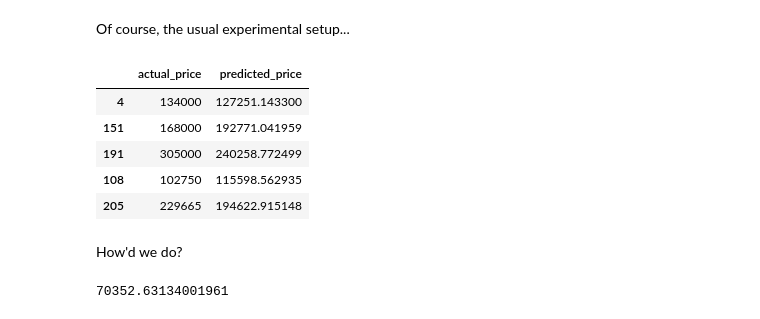
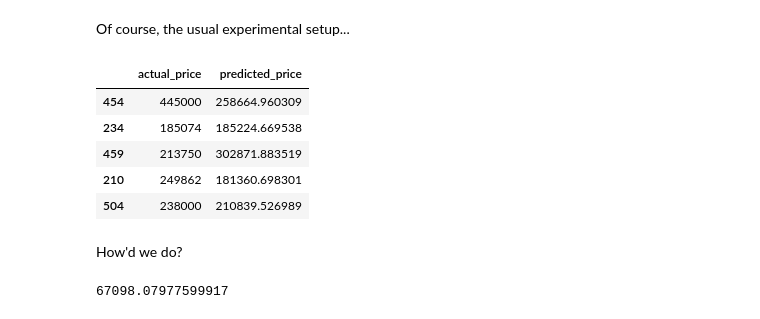
Before and after one commit to schledererj/cs6340-project-2, a Jupyter notebook: CS6340_Lab_2.ipynb, the cells around one changed output. Cells and saved outputs as stored; diff of their text form; code cells hidden in the pictures.

Commit message:
Continue adding more data to model

```diff
--- a/CS6340_Lab_2.ipynb
+++ b/CS6340_Lab_2.ipynb
@@ -825,4 +825,4 @@ Instead of looking _inward_ on the columns in our dataset engineer features from
 # %%
-census_housing_estimates = pd.read_csv(os.path.join(os.getcwd(), 'external_data', 'ACSDP5Y2019.DP05_data_with_overlays_2021-11-04T152824.csv'))
+census_housing_estimates = pd.read_csv(os.path.join(os.getcwd(), 'external_data', 'DECENNIALSF12010.H1_data_with_overlays_2022-01-25T180920.csv'))
 census_housing_estimates.head()
 # %% [output]
@@ -847,0 +837,3 @@ census_housing_units_by_zip.head()
+# %%
+census_housing_units_by_zip = census_housing_estimates[['NAME', 'H001001']]
+census_housing_units_by_zip.head()
@@ -851,18 +850,18 @@ We'll do a little more massaging to get this into a friendlier format to `join`
 # Drop the first row, as it's column headers and not an actual data point
 census_housing_units_by_zip = census_housing_units_by_zip[1:]
 
-# We'll need just the 5-digit ZIP, so parse it out of the GEO_ID
-census_housing_units_by_zip['zip'] = census_housing_units_by_zip.apply(lambda x: x['GEO_ID'][-5:], axis='columns')
+# We'll need just the 5-digit ZIP, so parse it out of the NAME
+census_housing_units_by_zip['zip'] = census_housing_units_by_zip.apply(lambda x: x['NAME'][-5:], axis='columns')
 
-# Drop the GEO_ID and NAME fields
-census_housing_units_by_zip = census_housing_units_by_zip.drop(columns=['GEO_ID', 'NAME'])
+# Drop the NAME field
+census_housing_units_by_zip = census_housing_units_by_zip.drop(columns=['NAME'])
 
 # Rename the weird column name to something human readable
-census_housing_units_by_zip = census_housing_units_by_zip.rename(columns={'DP05_0086E': 'zip_estimated_housing_units'})
+census_housing_units_by_zip = census_housing_units_by_zip.rename(columns={'H001001': 'zip_housing_units'})
 
 # Change their datatypes to ints
 census_housing_units_by_zip['zip'] = census_housing_units_by_zip['zip'].astype('int64')
-census_housing_units_by_zip['zip_estimated_housing_units'] = census_housing_units_by_zip['zip_estimated_housing_units'].astype('int64')
+census_housing_units_by_zip['zip_housing_units'] = census_housing_units_by_zip['zip_housing_units'].astype('int64')
 census_housing_units_by_zip.info()
 # %% [output]
 <class 'pandas.core.frame.DataFrame'>
@@ -913,7 +912,7 @@ housing_df.head()
 Now it's a feature! Let's re-run our preprocessing pipeline and scale this new variable.
 # %%
 categorical_columns = ['city', 'zip', 'type']
-numeric_columns = ['beds', 'baths', 'sq__ft', 'latitude', 'longitude', 'zip_estimated_housing_units']
+numeric_columns = ['beds', 'baths', 'sq__ft', 'latitude', 'longitude', 'zip_housing_units']
 
 full_pipeline = ColumnTransformer([
     ("categorical", categorical_pipeline, categorical_columns),
@@ -928,35 +927,35 @@ features_matrix
 # %% [markdown]
 Of course, the usual experimental setup...
 # %%
-discretizer = KBinsDiscretizer(n_bins=5, encode='ordinal', strategy='uniform')
+discretizer = KBinsDiscretizer(n_bins=5, encode='ordinal')
 
 price_bin_transformer = ColumnTransformer([
     ("kbins", discretizer, ['price'])
 ])
 
 price_bins = price_bin_transformer.fit_transform(housing_df)
 
 housing_prices = housing_df['price']
 housing_prices.head()
 
 training_df, testing_df, training_prices, testing_prices = train_test_split(features_matrix, housing_prices, test_size=0.25, stratify=price_bins, random_state=42896)
 
 model = SGDRegressor()
 model.fit(training_df, training_prices)
 predicted_prices = model.predict(testing_df)
 prices_compare = pd.DataFrame({'actual_price': testing_prices, 'predicted_price': predicted_prices})
 prices_compare.head()
 # %% [output]
 |  | actual_price | predicted_price |
-| 4 | 134000 | 127251.143300 |
-| 151 | 168000 | 192771.041959 |
-| 191 | 305000 | 240258.772499 |
-| 108 | 102750 | 115598.562935 |
-| 205 | 229665 | 194622.915148 |
+| 454 | 445000 | 258664.960309 |
+| 234 | 185074 | 185224.669538 |
+| 459 | 213750 | 302871.883519 |
+| 210 | 249862 | 181360.698301 |
+| 504 | 238000 | 210839.526989 |
 # %% [markdown]
 How'd we do?
 # %%
 error_pass_7 = sqrt(mean_squared_error(testing_prices, predicted_prices))
 error_pass_7
 # %% [output]
-70352.63134001961
+67098.07977599917
```
Also changed, not shown: parts of 38 cells of this notebook, 3 other files.
